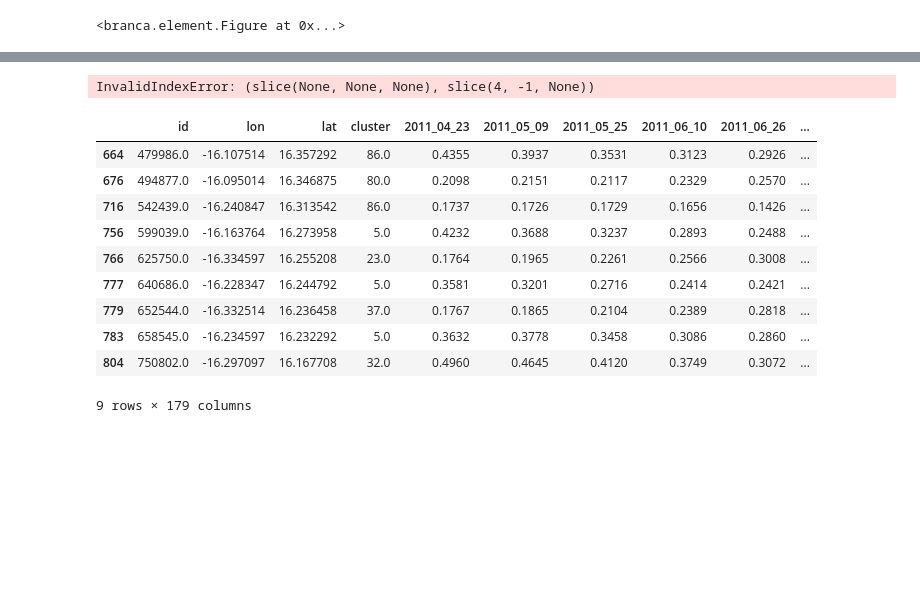
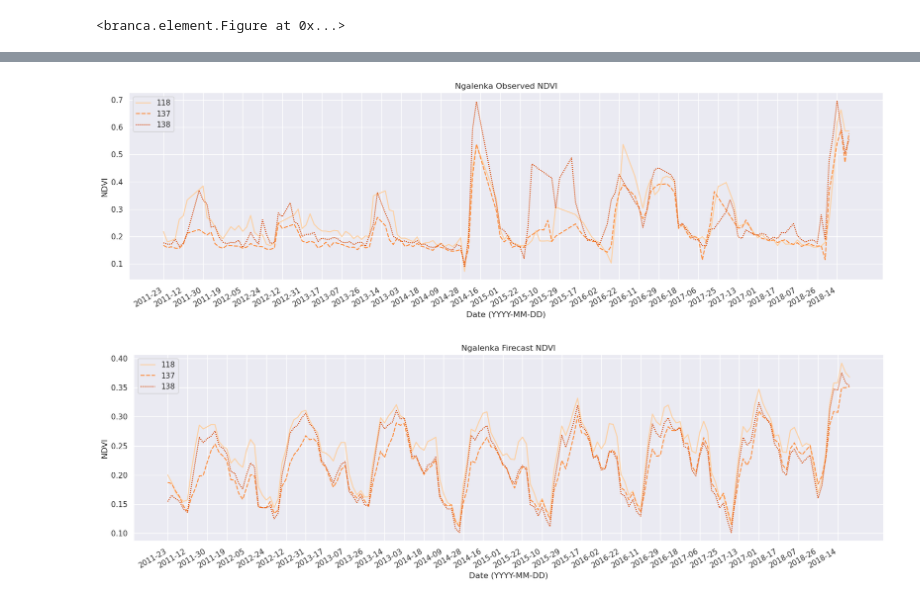
Before and after one commit to ofionnad/tapas_seirs, a Jupyter notebook: seirs_comparisons.ipynb, the cells around one changed output, grey strips where cells are left out. Cells and saved outputs as stored; diff of their text form; code cells hidden in the pictures; blank space fills up the shorter version.

```diff
--- a/seirs_comparisons.ipynb
+++ b/seirs_comparisons.ipynb
@@ -13,5 +15,38 @@ from datetime import datetime
 
 sns.set_theme()
+# %%
+def seirs_timeseries_plot(df, pal, title=None):
+    """
+    Plot the timeseries of the SEIRS model derived datasets.
+
+    In this case df is a GeoDataFrame with 4 non date column at the beginning and one geometry column at the end.
+    Other layouts will mean code will break or the plot will be wrong.
+
+    Parameters
+    ----------
+    df : GeoDataFrame
+        The GeoDataFrame to plot
+    pal : str
+        The palette to use for the plot
+    """
+    fig, ax = plt.subplots(figsize=(20,5))
+    sns.lineplot(df.iloc[:, 4:-1].T, palette=pal)
+
+    labels = [label.get_text() for label in ax.get_xticklabels()]
+    labels = [label.replace("_","-") for label in labels]
+    labels = pd.to_datetime(labels)
+    labels = labels.strftime("%Y-%d")
+    # Convert the xtick labels from strings to datetime objects
+    #labels = [mdates.datestr2num(label) for label in labels]
+
+    ax.set_xticks(ax.get_xticks()[::5], labels[::5])
+
+    # Rotate the xtick labels by 30 degrees
+    plt.setp(ax.get_xticklabels(), rotation=30, ha='right')
+    plt.xlabel('Date (YYYY-MM-DD)')
+    plt.ylabel('NDVI')
+    plt.title(title)
+    plt.show()
 # %% [markdown]
 Read in the data. One file for the treatment area (west/delta), one file for the control area (east/podor).
 # %%
@@ -64,3 +71,8 @@ delta_hot
+# %%
+delta_hot = tzo[tzo['id'].isin(delta_hot_ix)]
+delta_rain = tzo[tzo['id'].isin(delta_rain_ix)]
+delta_both = tzo[tzo['id'].isin(delta_both_ix)]
+ngalenka = czo[czo['id'].isin(ngalenka_ix)]
 # %% [markdown]
 Map:
 # %%
@@ -137,8 +94,3 @@ sns.boxplot(data=ngalenka.T[4:-1].T, ax = ax)
 # %%
 tzf = pd.read_pickle('treatment_zone_forecast.pkl') #treatment zone observed - tzo
 czf = pd.read_pickle('control_zone_forecast.pkl') #control zone observed - czo
-# %%
-tzf = tzf[:,4:-1]
-tzf.drop('geometry', axis=1).rename(columns=pd.to_datetime)
-# %% [output]
-InvalidIndexError: (slice(None, None, None), slice(4, -1, None))
@@ -149,14 +97,4 @@ tzf = tzf.loc[tzf['id'].isin(sites_ix)]
-# %%
-tzf
-# %% [output]
-|  | id | lon | lat | cluster | 2011_04_23 | 2011_05_09 | 2011_05_25 | 2011_06_10 | 2011_06_26 | ... |
-| 664 | 479986.0 | -16.107514 | 16.357292 | 86.0 | 0.4355 | 0.3937 | 0.3531 | 0.3123 | 0.2926 | ... |
-| 676 | 494877.0 | -16.095014 | 16.346875 | 80.0 | 0.2098 | 0.2151 | 0.2117 | 0.2329 | 0.2570 | ... |
-| 716 | 542439.0 | -16.240847 | 16.313542 | 86.0 | 0.1737 | 0.1726 | 0.1729 | 0.1656 | 0.1426 | ... |
-| 756 | 599039.0 | -16.163764 | 16.273958 | 5.0 | 0.4232 | 0.3688 | 0.3237 | 0.2893 | 0.2488 | ... |
-| 766 | 625750.0 | -16.334597 | 16.255208 | 23.0 | 0.1764 | 0.1965 | 0.2261 | 0.2566 | 0.3008 | ... |
-| 777 | 640686.0 | -16.228347 | 16.244792 | 5.0 | 0.3581 | 0.3201 | 0.2716 | 0.2414 | 0.2421 | ... |
-| 779 | 652544.0 | -16.332514 | 16.236458 | 37.0 | 0.1767 | 0.1865 | 0.2104 | 0.2389 | 0.2818 | ... |
-| 783 | 658545.0 | -16.234597 | 16.232292 | 5.0 | 0.3632 | 0.3778 | 0.3458 | 0.3086 | 0.2860 | ... |
-| 804 | 750802.0 | -16.297097 | 16.167708 | 32.0 | 0.4960 | 0.4645 | 0.4120 | 0.3749 | 0.3072 | ... |
-9 rows × 179 columns
+# %%
+seirs_timeseries_plot(ngalenka, 'Oranges', title='Ngalenka Observed NDVI')
+# %% [output]
+[figure, added]
@@ -162,0 +103,4 @@ tzf
+# %%
+seirs_timeseries_plot(ngalenka_forecast, 'Oranges', title='Ngalenka Firecast NDVI')
+# %% [output]
+[figure, added]
```
Also changed, not shown: parts of 32 cells of this notebook, 20 other files.
